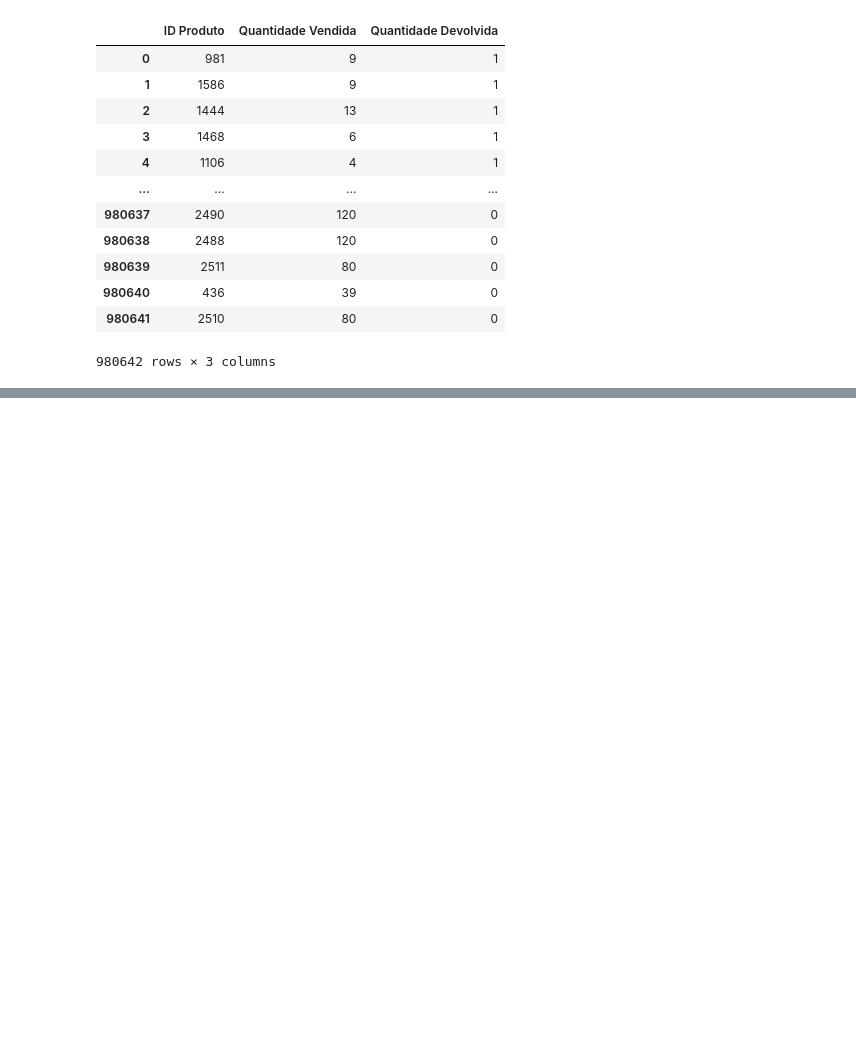
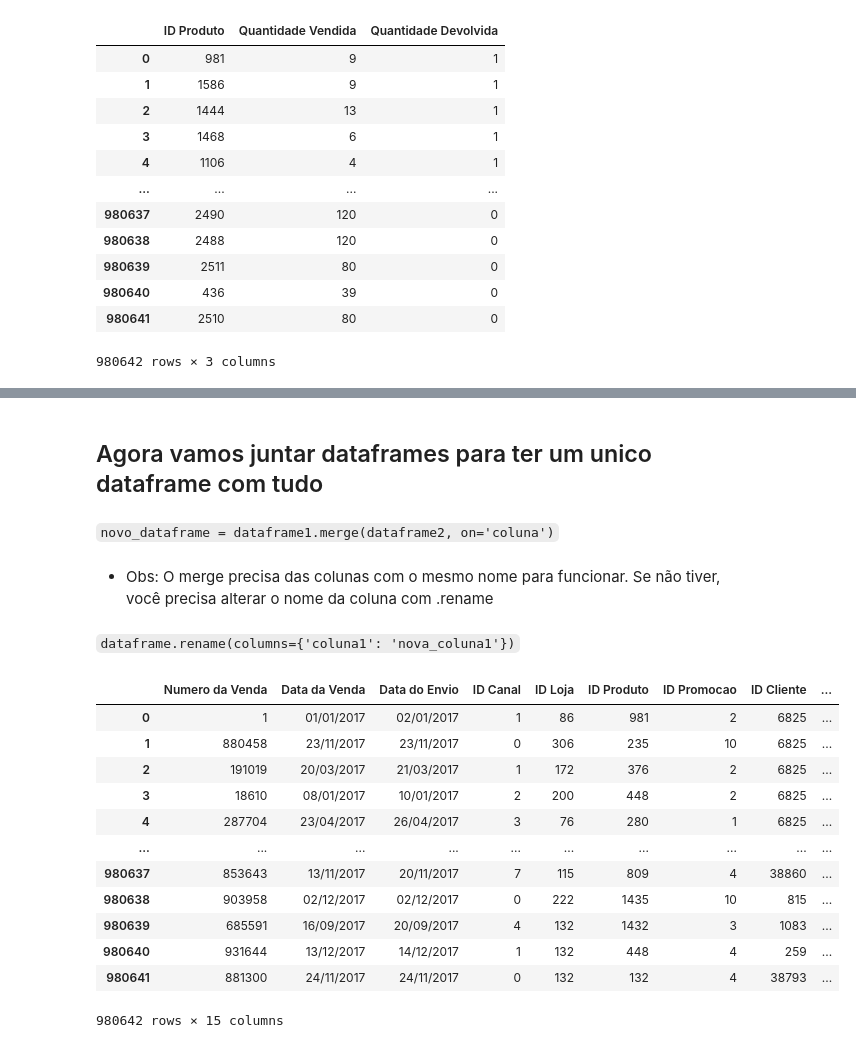
Before and after one commit to Carvalho2099/Python_Pocket, a Jupyter notebook: analise_de_dados_pandas_e_integração_com_excel/Analise de dados com pandas e integracao com excel.ipynb, the cells around one changed output, grey strips where cells are left out. Cells and saved outputs as stored; diff of their text form; code cells hidden in the pictures; blank space fills up the shorter version.

```diff
--- a/analise_de_dados_pandas_e_integração_com_excel/Analise de dados com pandas e integracao com excel.ipynb
+++ b/analise_de_dados_pandas_e_integração_com_excel/Analise de dados com pandas e integracao com excel.ipynb
@@ -157,0 +165,12 @@ produtos_quantidades
+# %%
+import pandas as pd
+
+vendas_df = pd.read_csv(r'arquivos/Contoso - Vendas - 2017.csv', sep=';')
+produtos_df = pd.read_csv(r'arquivos/Contoso - Cadastro Produtos.csv', sep=';')
+lojas_df = pd.read_csv(r'arquivos/Contoso - Lojas.csv', sep=';')
+clientes_df = pd.read_csv(r'arquivos/Contoso - Clientes.csv', sep=';')
+
+display(vendas_df)
+display(produtos_df)
+display(lojas_df)
+display(clientes_df)
@@ -157,0 +236,6 @@ produtos_quantidades
+# %%
+# axis 1 = coluna
+# axis 0 = linha
+# retirar colunas
+clientes_df = clientes_df.drop(['Unnamed: 7', 'Unnamed: 8', 'Unnamed: 9', 'Unnamed: 10'], axis=1)
+display(clientes_df)
@@ -157,0 +256,6 @@ produtos_quantidades
+# %%
+# deixar somente as colunas
+clientes_df = clientes_df[['ID Cliente', 'E-mail']]
+produtos_df = produtos_df[['ID Produto', 'Nome da Marca']]
+lojas_df = lojas_df[['ID Loja', 'Nome da Loja']]
+display(produtos_df)
@@ -157,0 +276,34 @@ produtos_quantidades
+# %% [markdown]
+## Agora vamos juntar dataframes para ter um unico dataframe com tudo
+# %% [markdown]
+``
+novo_dataframe = dataframe1.merge(dataframe2, on='coluna')
+``
+# %% [markdown]
+- Obs: O merge precisa das colunas com o mesmo nome para funcionar. Se não tiver, você precisa alterar o nome da coluna com .rename
+# %% [markdown]
+``
+dataframe.rename(columns={'coluna1': 'nova_coluna1'})
+``
+# %%
+# juntando dataframes
+vendas_df = vendas_df.merge(produtos_df, on='ID Produto')
+vendas_df = vendas_df.merge(lojas_df, on='ID Loja')
+vendas_df = vendas_df.merge(clientes_df, on='ID Cliente')
+
+
+display(vendas_df)
+# %% [output]
+|  | Numero da Venda | Data da Venda | Data do Envio | ID Canal | ID Loja | ID Produto | ID Promocao | ID Cliente | ... |
+| 0 | 1 | 01/01/2017 | 02/01/2017 | 1 | 86 | 981 | 2 | 6825 | ... |
+| 1 | 880458 | 23/11/2017 | 23/11/2017 | 0 | 306 | 235 | 10 | 6825 | ... |
+| 2 | 191019 | 20/03/2017 | 21/03/2017 | 1 | 172 | 376 | 2 | 6825 | ... |
+| 3 | 18610 | 08/01/2017 | 10/01/2017 | 2 | 200 | 448 | 2 | 6825 | ... |
+| 4 | 287704 | 23/04/2017 | 26/04/2017 | 3 | 76 | 280 | 1 | 6825 | ... |
+| ... | ... | ... | ... | ... | ... | ... | ... | ... | ... |
+| 980637 | 853643 | 13/11/2017 | 20/11/2017 | 7 | 115 | 809 | 4 | 38860 | ... |
+| 980638 | 903958 | 02/12/2017 | 02/12/2017 | 0 | 222 | 1435 | 10 | 815 | ... |
+| 980639 | 685591 | 16/09/2017 | 20/09/2017 | 4 | 132 | 1432 | 3 | 1083 | ... |
+| 980640 | 931644 | 13/12/2017 | 14/12/2017 | 1 | 132 | 448 | 4 | 259 | ... |
+| 980641 | 881300 | 24/11/2017 | 24/11/2017 | 0 | 132 | 132 | 4 | 38793 | ... |
+980642 rows × 15 columns
```
Also changed, not shown: parts of 8 cells of this notebook, 3 other files.
